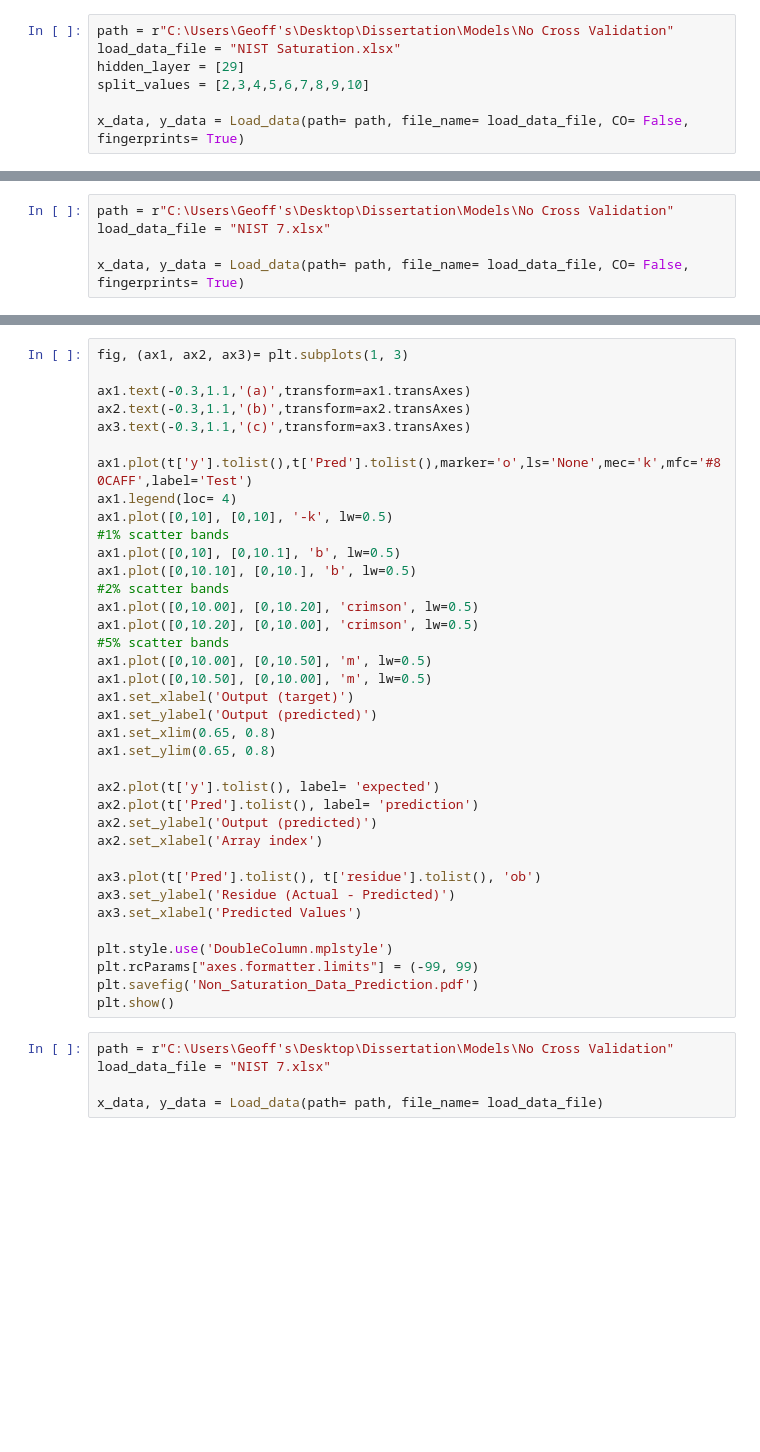
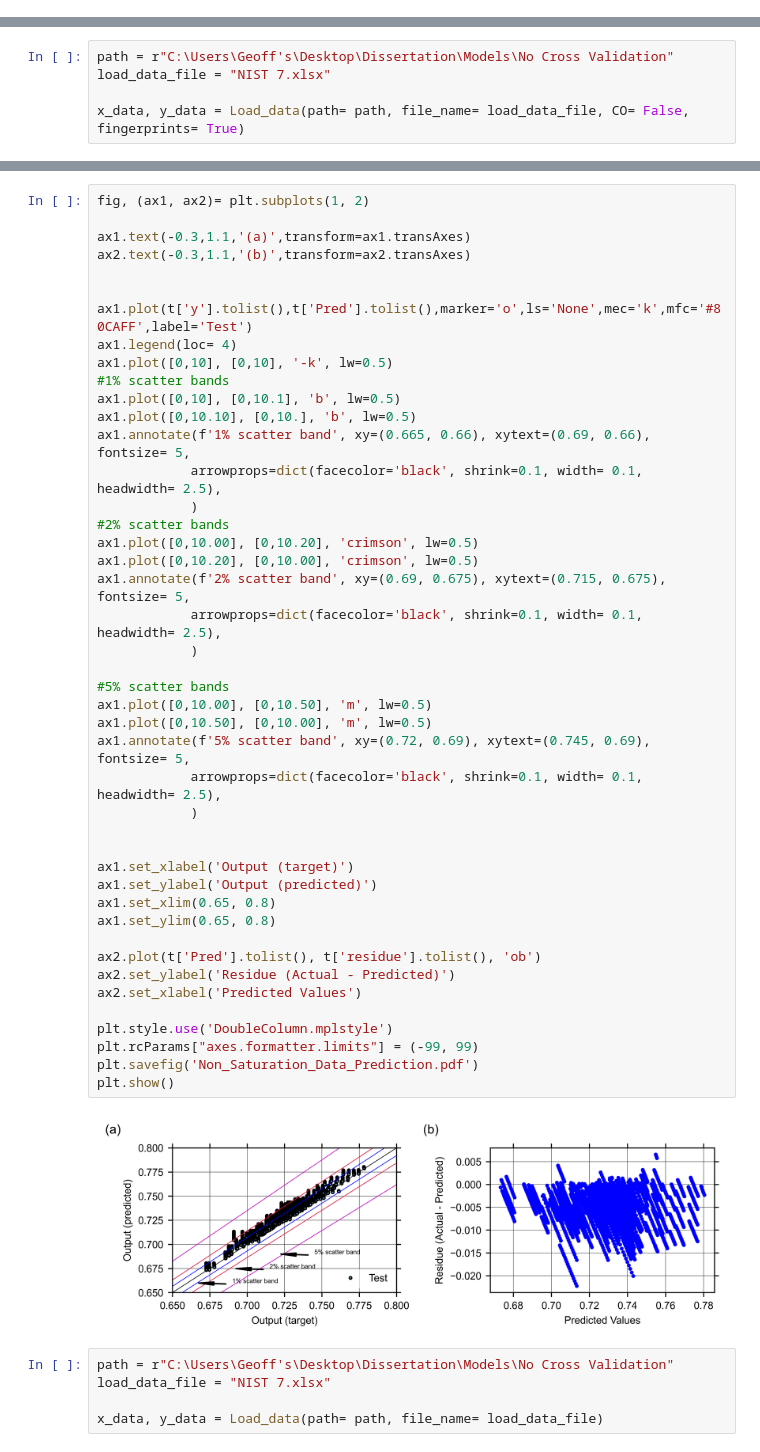
Before and after one commit to Zackary-Overend/MSc, a Jupyter notebook: Model_main.ipynb, the cells around one changed output, grey strips where cells are left out. Drawn from its saved outputs; the diff is of its cells as text; blank space fills up the shorter version.

```diff
--- a/Model_main.ipynb
+++ b/Model_main.ipynb
@@ -523,10 +516,3 @@ plt.show()
-# %%
-path = r"C:\Users\Geoff's\Desktop\Dissertation\Models\No Cross Validation"
-load_data_file = "NIST Saturation.xlsx"
-hidden_layer = [29]
-split_values = [2,3,4,5,6,7,8,9,10]
-
-x_data, y_data = Load_data(path= path, file_name= load_data_file, CO= False, fingerprints= True)
 # %%
 R2, MSE = Cross_val(split_values= split_values, x_data= x_data, y_data= y_data, h_layer= hidden_layer)
 # %%
@@ -568,40 +558,49 @@ print(f'RMSE = {RMSE}')
 # %%
-fig, (ax1, ax2, ax3)= plt.subplots(1, 3)
+fig, (ax1, ax2)= plt.subplots(1, 2)
 
 ax1.text(-0.3,1.1,'(a)',transform=ax1.transAxes)
 ax2.text(-0.3,1.1,'(b)',transform=ax2.transAxes)
-ax3.text(-0.3,1.1,'(c)',transform=ax3.transAxes)
+
 
 ax1.plot(t['y'].tolist(),t['Pred'].tolist(),marker='o',ls='None',mec='k',mfc='#80CAFF',label='Test')
 ax1.legend(loc= 4)
 ax1.plot([0,10], [0,10], '-k', lw=0.5)
 #1% scatter bands
 ax1.plot([0,10], [0,10.1], 'b', lw=0.5)
 ax1.plot([0,10.10], [0,10.], 'b', lw=0.5)
+ax1.annotate(f'1% scatter band', xy=(0.665, 0.66), xytext=(0.69, 0.66), fontsize= 5,
+            arrowprops=dict(facecolor='black', shrink=0.1, width= 0.1, headwidth= 2.5),
+            )
 #2% scatter bands
 ax1.plot([0,10.00], [0,10.20], 'crimson', lw=0.5)
 ax1.plot([0,10.20], [0,10.00], 'crimson', lw=0.5)
+ax1.annotate(f'2% scatter band', xy=(0.69, 0.675), xytext=(0.715, 0.675), fontsize= 5,
+            arrowprops=dict(facecolor='black', shrink=0.1, width= 0.1, headwidth= 2.5),
+            )
+
 #5% scatter bands
 ax1.plot([0,10.00], [0,10.50], 'm', lw=0.5)
 ax1.plot([0,10.50], [0,10.00], 'm', lw=0.5)
+ax1.annotate(f'5% scatter band', xy=(0.72, 0.69), xytext=(0.745, 0.69), fontsize= 5,
+            arrowprops=dict(facecolor='black', shrink=0.1, width= 0.1, headwidth= 2.5),
+            )
+
+
 ax1.set_xlabel('Output (target)')
 ax1.set_ylabel('Output (predicted)')
 ax1.set_xlim(0.65, 0.8)
 ax1.set_ylim(0.65, 0.8)
 
-ax2.plot(t['y'].tolist(), label= 'expected')
-ax2.plot(t['Pred'].tolist(), label= 'prediction')
-ax2.set_ylabel('Output (predicted)')
-ax2.set_xlabel('Array index')
-
-ax3.plot(t['Pred'].tolist(), t['residue'].tolist(), 'ob')
-ax3.set_ylabel('Residue (Actual - Predicted)')
-ax3.set_xlabel('Predicted Values')
+ax2.plot(t['Pred'].tolist(), t['residue'].tolist(), 'ob')
+ax2.set_ylabel('Residue (Actual - Predicted)')
+ax2.set_xlabel('Predicted Values')
 
 plt.style.use('DoubleColumn.mplstyle')
 plt.rcParams["axes.formatter.limits"] = (-99, 99)
 plt.savefig('Non_Saturation_Data_Prediction.pdf')
 plt.show()
+# %% [output]
+[figure, added]
 # %%
 path = r"C:\Users\Geoff's\Desktop\Dissertation\Models\No Cross Validation"
 load_data_file = "NIST 7.xlsx"
```
Also changed, not shown: parts of 10 cells of this notebook, 3 other files.
